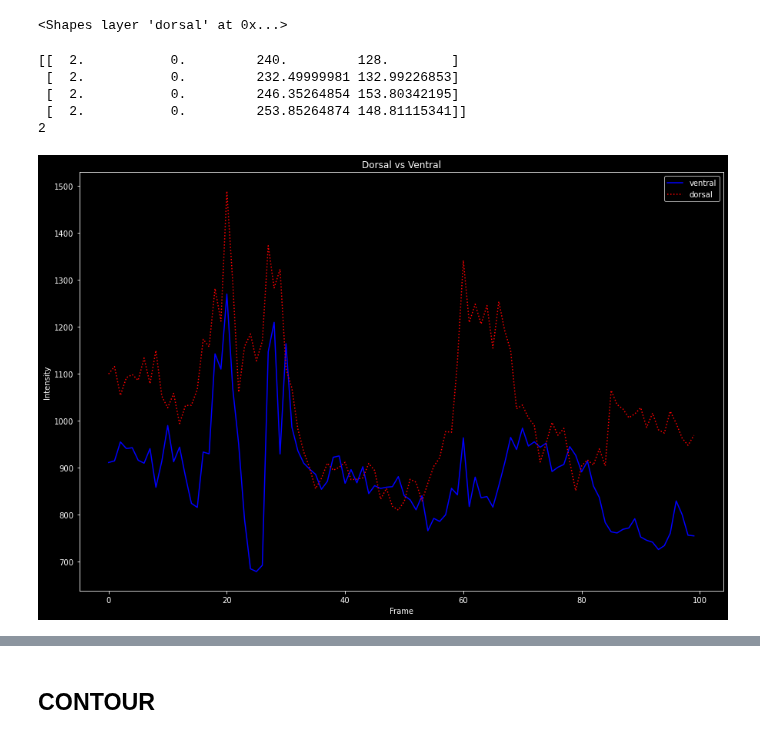
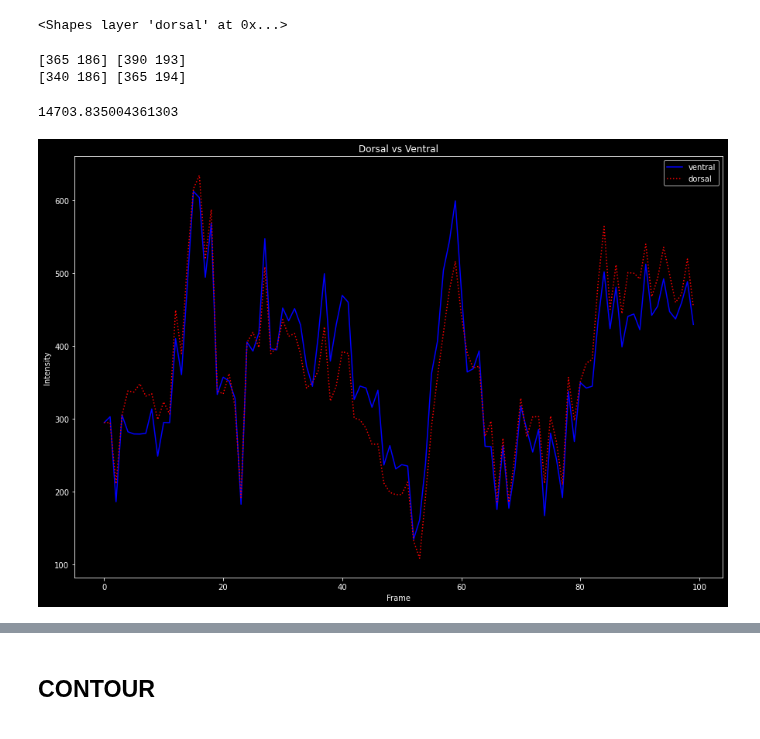
Before and after one commit to SaraLab-Group/m25-napari, a Jupyter notebook: notebooks/test_skeleton.ipynb, the cells around one changed output, grey strips where cells are left out. Saved outputs shown, nothing was run; the diff lists cells and outputs as text; code cells hidden in the pictures.

```diff
--- a/notebooks/test_skeleton.ipynb
+++ b/notebooks/test_skeleton.ipynb
@@ -125,6 +134,7 @@ crop_stack = np.expand_dims(crop_stack,axis=1)
 # %%
 from skimage.morphology import disk
-binary_stack =crop_stack>1000
+binary_stack =crop_stack>15000
 t,c,x,y = binary_stack.shape
 viewer.add_image(crop_stack[:t])
 binary_stack2 = np.copy(binary_stack[:t])
+viewer.add_image(binary_stack2, opacity=0.5)
@@ -169,7 +181,2 @@ viewer.add_points(select_coords, face_color='cornflowerblue')
 # %% [output]
 <Points layer 'select_coords' at 0x...>
-# %%
-k=0
-coords =sk_skeleton[k].path_coordinates(0)
-interp_coord = au.interpolate_skeleton(coords,15)
-print(interp_coord[:,1:].shape)
@@ -179,12 +200,13 @@ print(interp_coord[:,1:].shape)
 ##Combining both coordinate interpolation with boxes
 select_coords =[]
 layer_boxes = []
+i=0
 n_interpol = 50
 for k in range(len(sk_skeleton)):
     coords =sk_skeleton[k].path_coordinates(0)
     interp_coord = au.interpolate_skeleton(coords,n_interpol)
     for c_num in range(interp_coord.shape[0]):
-        select_coords.append([k,interp_coord[c_num,0],interp_coord[c_num,1]])
+        select_coords.append([k,i,interp_coord[c_num,1],interp_coord[c_num,2]])
         if c_num<(interp_coord.shape[0]-1):
             left_box, right_box  = au.create_skeleton_box(interp_coord[c_num,1:], interp_coord[c_num+1,1:],side='LR',width=50)
             two_column = np.zeros((4,2))
@@ -196,27 +218,12 @@ for k in range(len(sk_skeleton)):
 select_coords=np.array(select_coords)
 layer_boxes = np.array(layer_boxes)
 #Plot skeleton interpolation points
-viewer.add_points(select_coords, face_color='cornflowerblue')
+viewer.add_points(select_coords, name= 'interpol' , face_color='cornflowerblue')
 ##Plot the L and R boxes
-viewer.add_shapes(layer_boxes[:,0] ,name='ventral' ,face_color='blue') # Left boxes
-viewer.add_shapes(layer_boxes[:,1],name= 'dorsal',face_color='red') # Right boxes
+viewer.add_shapes(layer_boxes[:,0] ,name='ventral' ,face_color='cyan') # Left boxes
+viewer.add_shapes(layer_boxes[:,1],name= 'dorsal',face_color='orange') # Right boxes
 # %% [output]
 <Shapes layer 'dorsal' at 0x...>
-# %%
-img_tp= 0
-min_val =[226, 125]
-max_val =  [251 ,150]
-ventral = layer_boxes[:,1]
-v=100
-print(ventral[100])
-img_tp = int(ventral[v,0,0])
-print(img_tp)
-# %% [output]
-[[  2.           0.         240.         128.        ]
- [  2.           0.         232.49999981 132.99226853]
- [  2.           0.         246.35264854 153.80342195]
- [  2.           0.         253.85264874 148.81115341]]
-2
 # %%
 t,c,y,x = crop_stack.shape
 r_ventral = np.zeros((t,n_interpol,3))
@@ -240,19 +248,39 @@ for v in range(nbox):
     r_dorsal[img_tp,box_num,0]  = roi_d.mean()
     r_dorsal[img_tp,box_num,1] = roi_d.max()
     r_dorsal[img_tp,box_num,2]  = roi_d.sum()
+# %%
+v=49
+img_tp = int(ventral[v,0,0])
+min_val,max_val = au.create_box(ventral[v,:,2:])
+roi_v = crop_stack[img_tp ,0, min_val[0]:max_val[0], min_val[1]: max_val[1]]
+viewer.add_image(roi_v)
+print(min_val,max_val)
+
+img_tp = int(dorsal[v,0,0])
+min_val,max_val = au.create_box(dorsal[v,:,2:])
+roi_d = crop_stack[img_tp ,0, min_val[0]:max_val[0], min_val[1]: max_val[1]]
+viewer.add_image(roi_d)
+print(min_val,max_val)
+# %% [output]
+[365 186] [390 193]
+[340 186] [365 194]
+# %%
+r_ventral[:,box_id,0].mean()
+# %% [output]
+14703.835004361303
 # %%
 plt.figure(figsize=(15,10))
-i=0 #0-mean,1,max,2 sum
+i=2 #0-mean,1,max,2 sum
 box_id = 10
 # plt.plot(r_ventral[:,1,i]/np.mean(r_ventral[:,1,i]), label='ventral', linestyle='-',color='blue')
 # plt.plot(r_dorsal[:,1,i]/np.mean(r_dorsal[:,1,i]), label='dorsal', linestyle=':',color='red')
 
-plt.plot(r_ventral[:,box_id,i], label='ventral', linestyle='-',color='blue')
-plt.plot(r_dorsal[:,box_id,i], label='dorsal', linestyle=':',color='red')
+plt.plot(r_ventral[:,box_id,i]/r_ventral[:,box_id,0].mean(), label='ventral', linestyle='-',color='blue')
+plt.plot(r_dorsal[:,box_id,i]/r_dorsal[:,box_id,0].mean(), label='dorsal', linestyle=':',color='red')
 plt.legend()
 plt.title('Dorsal vs Ventral')
 plt.xlabel('Frame')
 plt.ylabel('Intensity')
 plt.show()
 # %% [output]
-[figure, old version]
+[figure, new version]
```
Also changed, not shown: parts of 15 cells of this notebook, 5 other files.
